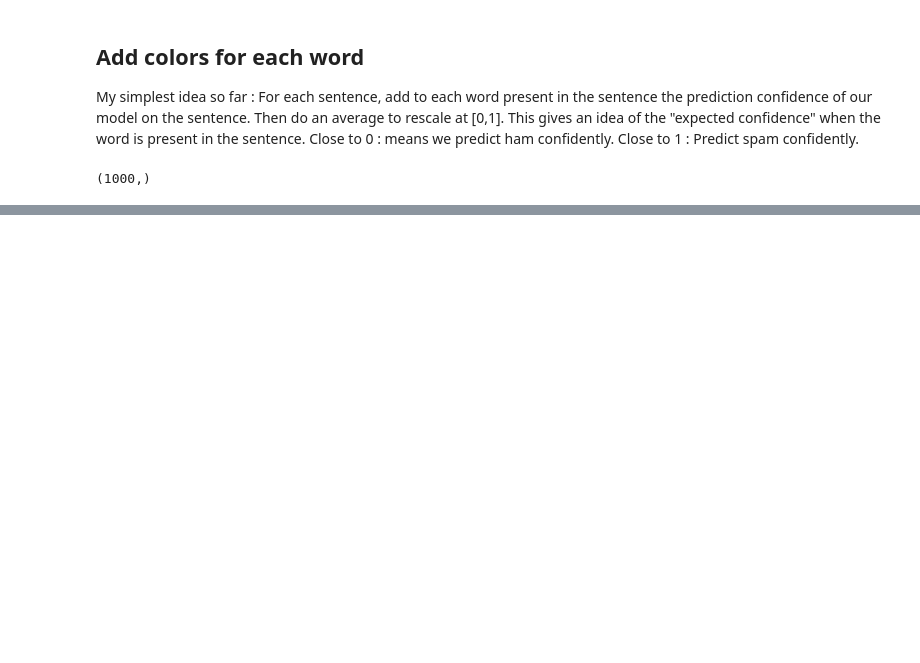
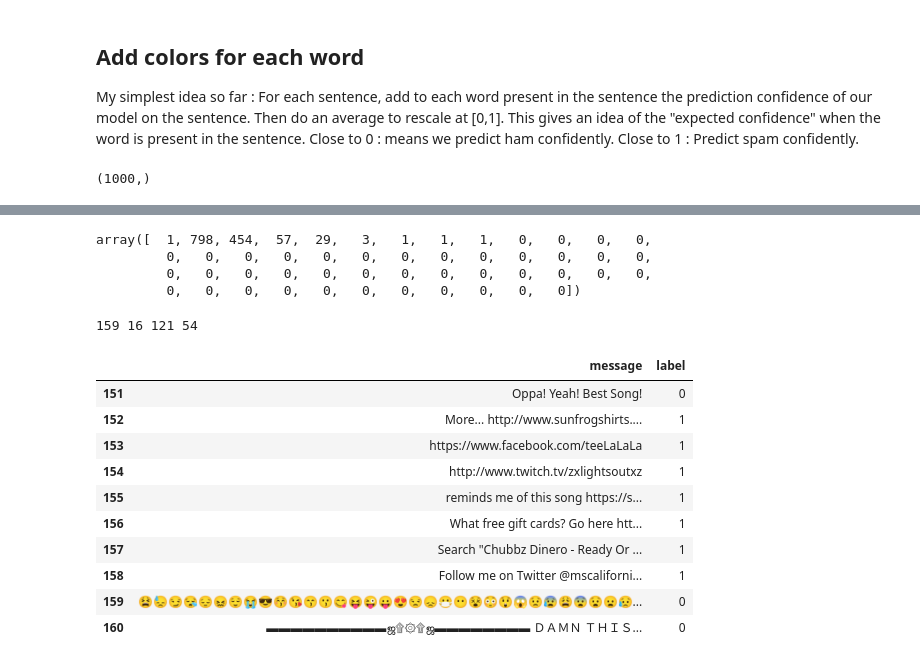
Before and after one commit to ThinhNguyendai/SMSSpamDetection, a Jupyter notebook: SpamClassifiers.ipynb, the cells around one changed output, grey strips where cells are left out. Saved outputs shown, nothing was run; the diff lists cells and outputs as text; code cells hidden in the pictures; blank space fills up the shorter version.

```diff
--- a/SpamClassifiers.ipynb
+++ b/SpamClassifiers.ipynb
@@ -484,0 +520,4 @@ for i in range(50):
+# %%
+youtube_messages = pd.read_csv("C:/Users/thinh/DeepLearning/YoutubeSpamCollection/Youtube01-Psy.csv",
+                               sep =',', names=["CommentID", "Author", "Date", "message", "label"])
+youtube_messages = youtube_messages[1:] # First row is for the labels in the .csv files
@@ -484,0 +543,7 @@ for i in range(50):
+# %%
+youtube_padded[0]
+# %% [output]
+array([  1, 798, 454,  57,  29,   3,   1,   1,   1,   0,   0,   0,   0,
+         0,   0,   0,   0,   0,   0,   0,   0,   0,   0,   0,   0,   0,
+         0,   0,   0,   0,   0,   0,   0,   0,   0,   0,   0,   0,   0,
+         0,   0,   0,   0,   0,   0,   0,   0,   0,   0,   0])
@@ -484,0 +558,18 @@ for i in range(50):
+# %%
+print(tn, fp, fn, tp) #Lots of false negatives : negative = model predicts 0 when it's actually spam
+# %% [output]
+159 16 121 54
+# %%
+youtube_messages[['message', 'label']][150:160] #2 brackets
+# %% [output]
+|  | message | label |
+| 151 | Oppa! Yeah! Best Song!﻿ | 0 |
+| 152 | More... http://www.sunfrogshirts.... | 1 |
+| 153 | https://www.facebook.com/teeLaLaLa﻿ | 1 |
+| 154 | http://www.twitch.tv/zxlightsoutxz﻿ | 1 |
+| 155 | reminds me of this song https://s... | 1 |
+| 156 | What free gift cards? Go here htt... | 1 |
+| 157 | Search "Chubbz Dinero - Ready Or ... | 1 |
+| 158 | Follow me on Twitter @mscaliforni... | 1 |
+| 159 | 😫😓😏😪😔😖😌😭😎😚😘😙😗😋😝😜😛😍😒😞😷😶😵😳😲😱😟😰😩😨😧😦😥... | 0 |
+| 160 | ▬▬▬▬▬▬▬▬▬▬ஜ۩۞۩ஜ▬▬▬▬▬▬▬▬ ＤＡＭＮ ＴＨＩＳ... | 0 |
```
Also changed, not shown: parts of 37 cells of this notebook, 1 other file.
